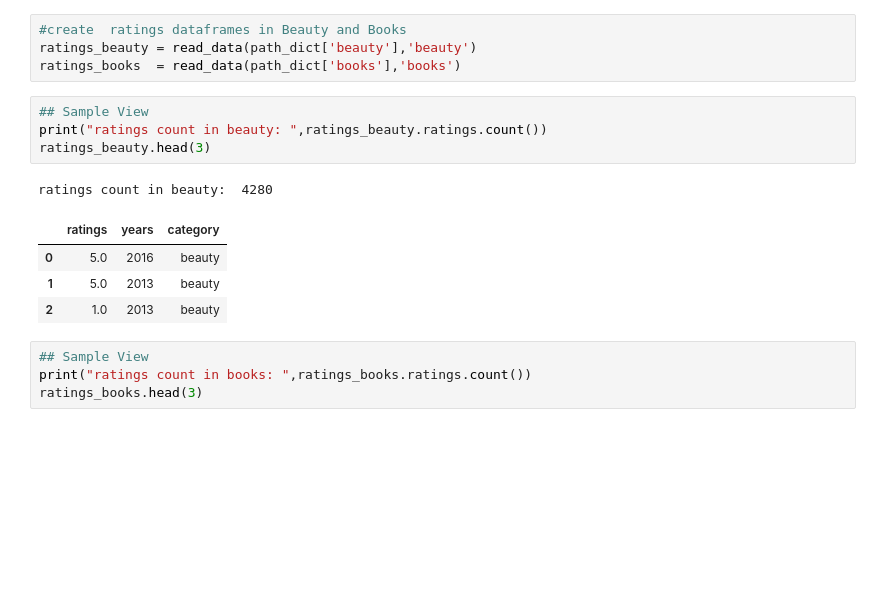
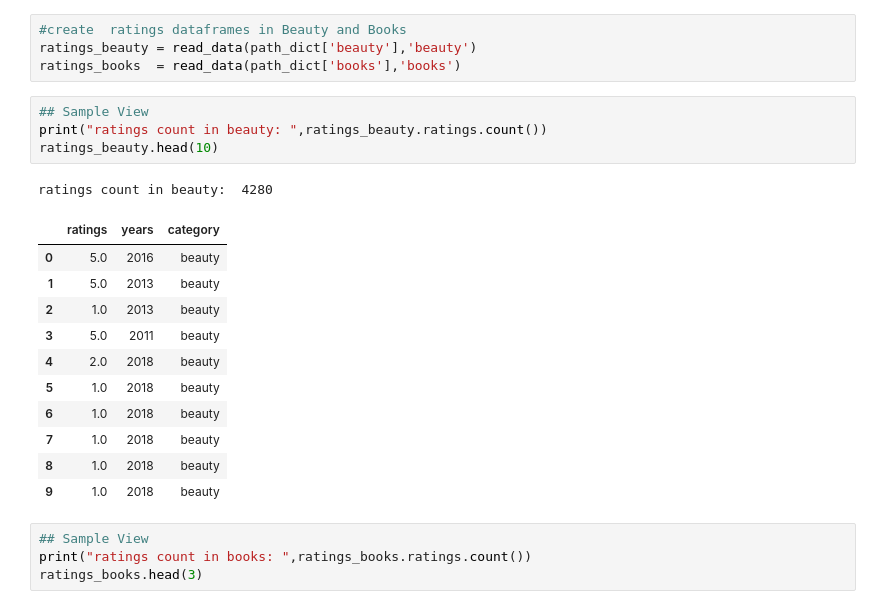
Before and after one commit to Nicole-LijuanChen/Patterns-in-Amazon-customer-ratings, a Jupyter notebook: data-cleaning.ipynb, the cells around one changed output. Saved outputs shown, nothing was run; the diff lists cells and outputs as text; blank space fills up the shorter version.

```diff
--- a/data-cleaning.ipynb
+++ b/data-cleaning.ipynb
@@ -83,13 +83,20 @@ ratings_books  = read_data(path_dict['books'],'books')
 # %%
 ## Sample View
 print("ratings count in beauty: ",ratings_beauty.ratings.count())
-ratings_beauty.head(3)
+ratings_beauty.head(10)
 # %% [output]
 ratings count in beauty:  4280
 |  | ratings | years | category |
 | 0 | 5.0 | 2016 | beauty |
 | 1 | 5.0 | 2013 | beauty |
 | 2 | 1.0 | 2013 | beauty |
+| 3 | 5.0 | 2011 | beauty |
+| 4 | 2.0 | 2018 | beauty |
+| 5 | 1.0 | 2018 | beauty |
+| 6 | 1.0 | 2018 | beauty |
+| 7 | 1.0 | 2018 | beauty |
+| 8 | 1.0 | 2018 | beauty |
+| 9 | 1.0 | 2018 | beauty |
 # %%
 ## Sample View
 print("ratings count in books: ",ratings_books.ratings.count())
```
Also changed, not shown: parts of 4 cells of this notebook.
